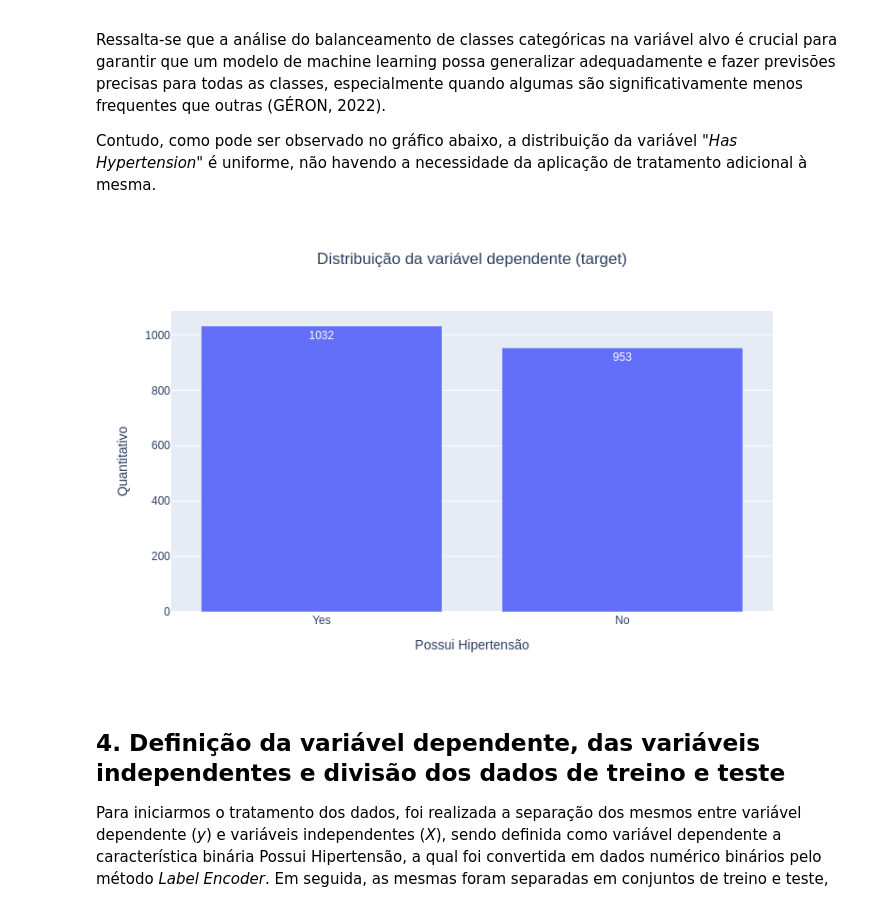
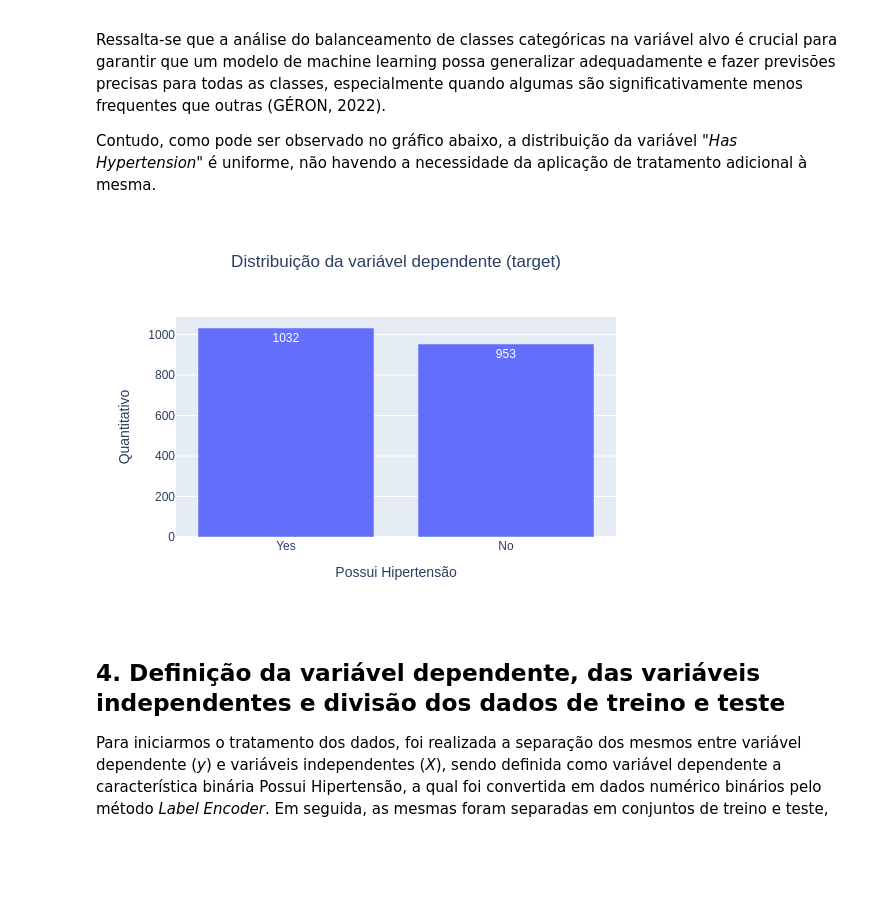
Before and after one commit to rogerioferreira/MVP-Machine_Learning-PUC-RIO, a Jupyter notebook: notebooks/hypertension_prediction.ipynb, the cells around one changed output. Cells and saved outputs as stored; diff of their text form; code cells hidden in the pictures; blank space fills up the shorter version.

```diff
--- a/notebooks/hypertension_prediction.ipynb
+++ b/notebooks/hypertension_prediction.ipynb
@@ -348,23 +347,23 @@ Contudo, como pode ser observado no gráfico abaixo, a distribuição da variáv
 # %%
 fig = px.bar(
     df["Has_Hypertension"].value_counts().reset_index(),
     x="Has_Hypertension",
-    y= "count",
+    y="count",
     title="Distribuição da variável dependente (target)",
     text_auto=True,
-    width=800,
-    height=500,
+    width=600,
+    height=400,
 )
 
 fig.update_layout(
     xaxis_title="Possui Hipertensão",
     yaxis_title="Quantitativo",
     title_x=0.5,
 )
 
 fig.show()
 # %% [output]
-[figure, old version]
+[figure, new version]
 # %% [markdown]
 ## 4. Definição da variável dependente, das variáveis independentes e divisão dos dados de treino e teste
 
```
Also changed, not shown: parts of 15 cells of this notebook, 2 other files.
